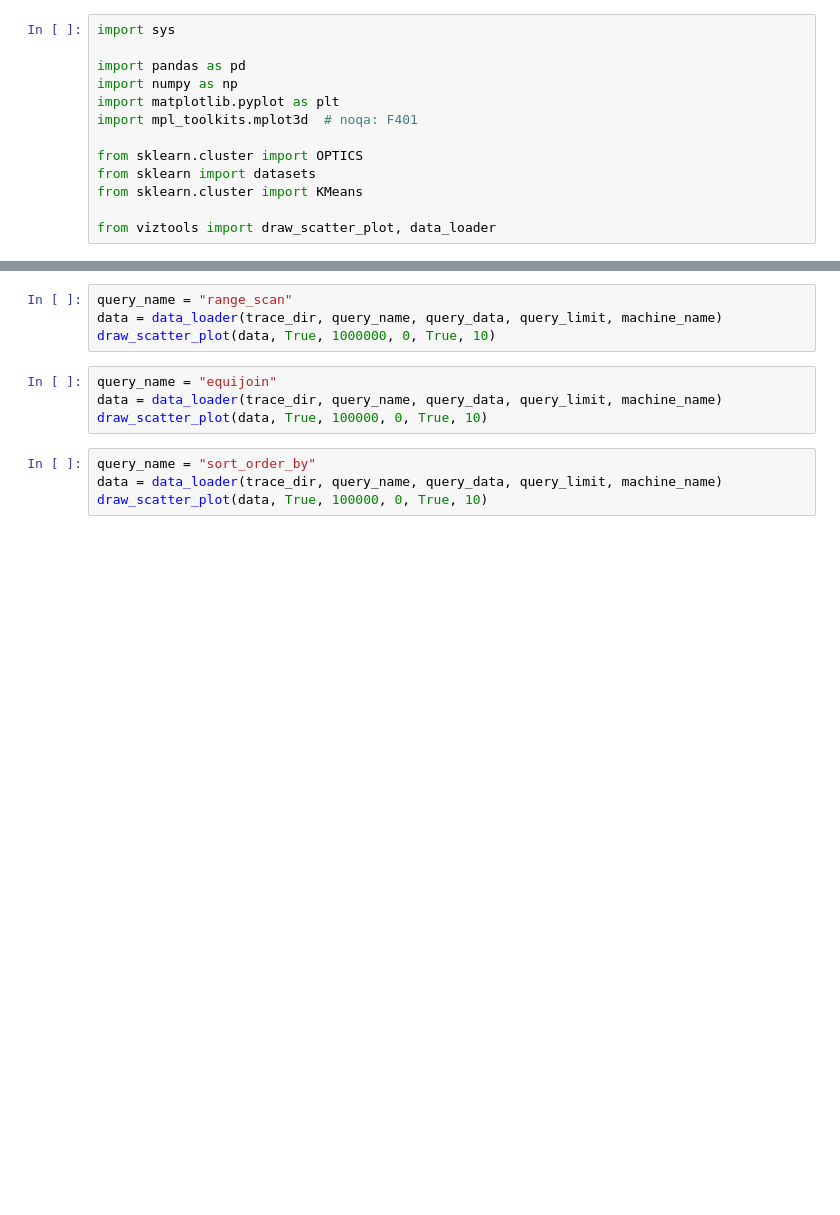
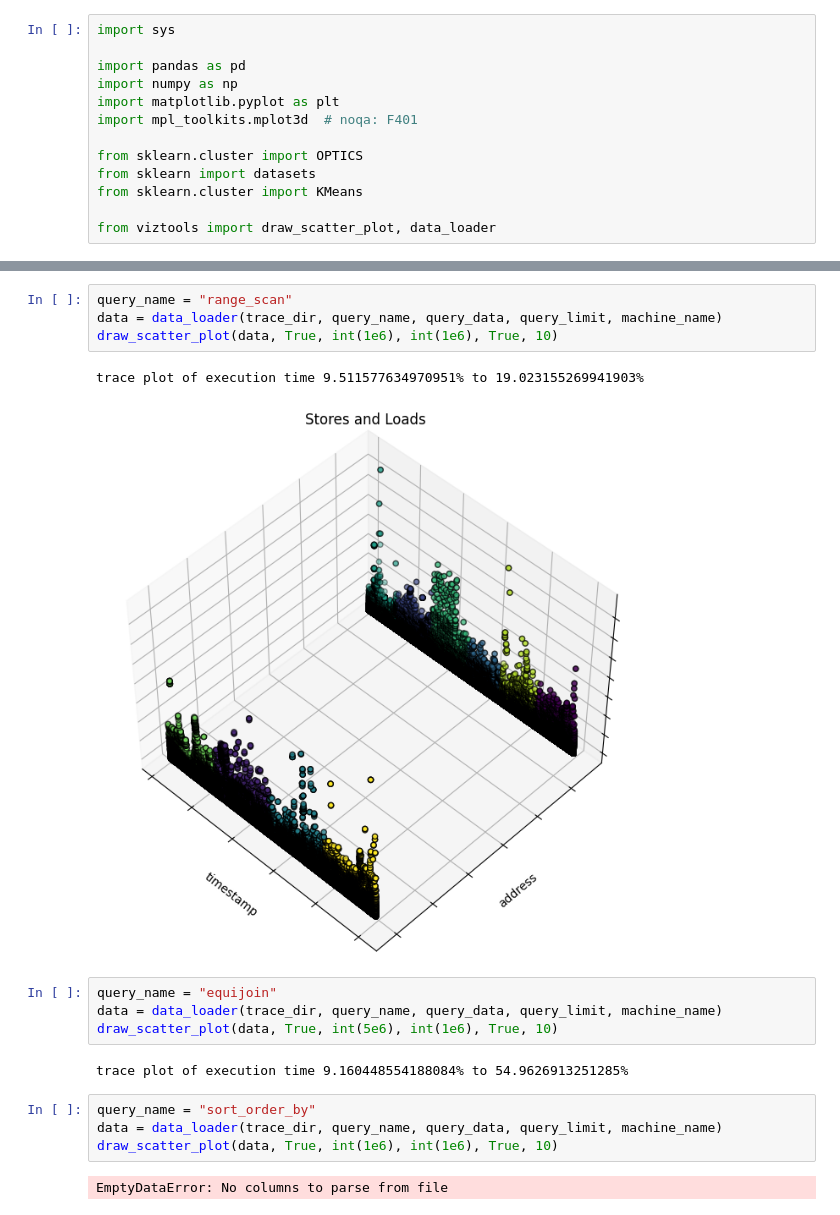
Before and after one commit to sunjin-choi/ocs-mem-prof, a Jupyter notebook: analysis/viz-interactive-prim.ipynb, the cells around one changed output, grey strips where cells are left out. Saved outputs shown, nothing was run; the diff lists cells and outputs as text; blank space fills up the shorter version.

```diff
--- a/analysis/viz-interactive-prim.ipynb
+++ b/analysis/viz-interactive-prim.ipynb
@@ -31,15 +34,22 @@ draw_scatter_plot(data, True, 1000000, 0, True, 10)
 # %%
 query_name = "range_scan"
 data = data_loader(trace_dir, query_name, query_data, query_limit, machine_name)
-draw_scatter_plot(data, True, 1000000, 0, True, 10)
+draw_scatter_plot(data, True, int(1e6), int(1e6), True, 10)
+# %% [output]
+trace plot of execution time 9.511577634970951% to 19.023155269941903%
+[figure, added]
 # %%
 query_name = "equijoin"
 data = data_loader(trace_dir, query_name, query_data, query_limit, machine_name)
-draw_scatter_plot(data, True, 100000, 0, True, 10)
+draw_scatter_plot(data, True, int(5e6), int(1e6), True, 10)
+# %% [output]
+trace plot of execution time 9.160448554188084% to 54.9626913251285%
 # %%
 query_name = "sort_order_by"
 data = data_loader(trace_dir, query_name, query_data, query_limit, machine_name)
-draw_scatter_plot(data, True, 100000, 0, True, 10)
+draw_scatter_plot(data, True, int(1e6), int(1e6), True, 10)
+# %% [output]
+EmptyDataError: No columns to parse from file
 # %%
 query_name = "single-column_aggregation_group_by"
 data = data_loader(trace_dir, query_name, query_data, query_limit, machine_name)
```
Also changed, not shown: parts of 4 cells of this notebook.
